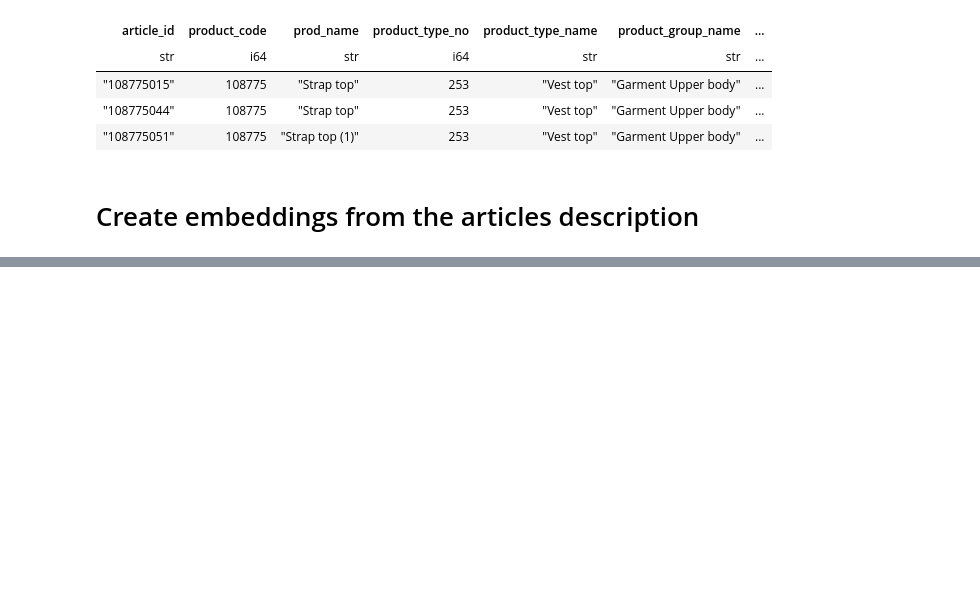
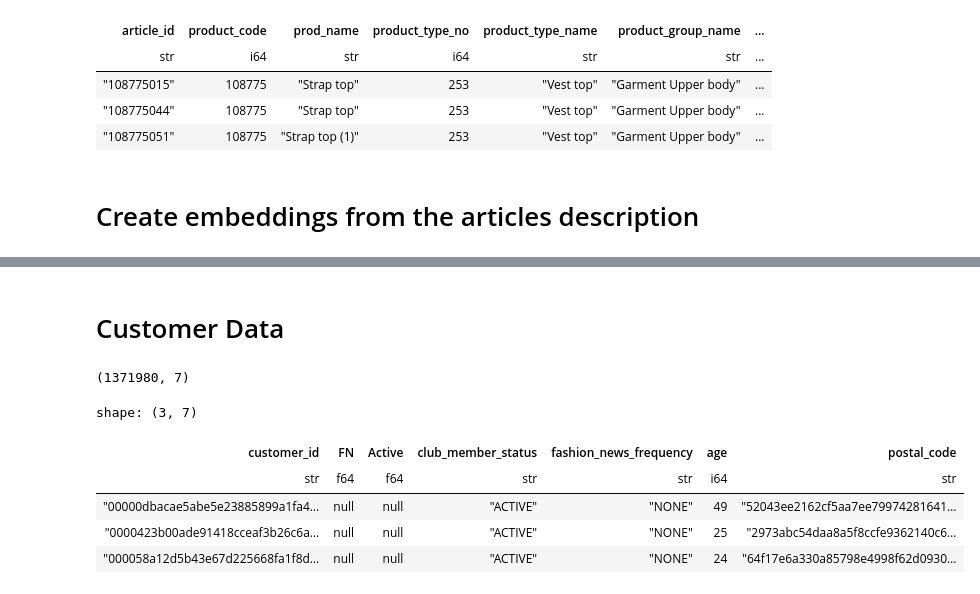
Before and after one commit to XayHanmonty/smart-fit-recs, a Jupyter notebook: notebooks/computing_features.ipynb, the cells around one changed output, grey strips where cells are left out. Cells and saved outputs as stored; diff of their text form; code cells hidden in the pictures; blank space fills up the shorter version.

```diff
--- a/notebooks/computing_features.ipynb
+++ b/notebooks/computing_features.ipynb
@@ -187,0 +221,16 @@ articles_df[["article_description", "embeddings"]].head(3)
+# %% [markdown]
+# Customer Data
+# %%
+customers_df = h_and_m_raw_data.extract_customers_df()
+customers_df.shape
+# %% [output]
+(1371980, 7)
+# %%
+customers_df.head(3)
+# %% [output]
+shape: (3, 7)
+| customer_id | FN | Active | club_member_status | fashion_news_frequency | age | postal_code |
+| str | f64 | f64 | str | str | i64 | str |
+| "00000dbacae5abe5e23885899a1fa4… | null | null | "ACTIVE" | "NONE" | 49 | "52043ee2162cf5aa7ee79974281641… |
+| "0000423b00ade91418cceaf3b26c6a… | null | null | "ACTIVE" | "NONE" | 25 | "2973abc54daa8a5f8ccfe9362140c6… |
+| "000058a12d5b43e67d225668fa1f8d… | null | null | "ACTIVE" | "NONE" | 24 | "64f17e6a330a85798e4998f62d0930… |
```
Also changed, not shown: parts of 23 cells of this notebook, 3 other files.
